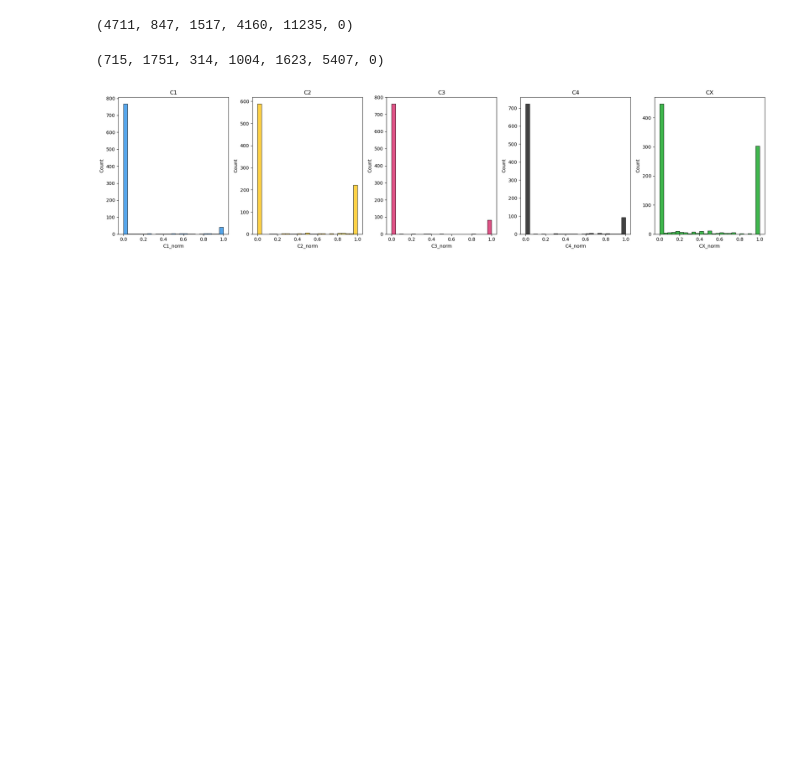
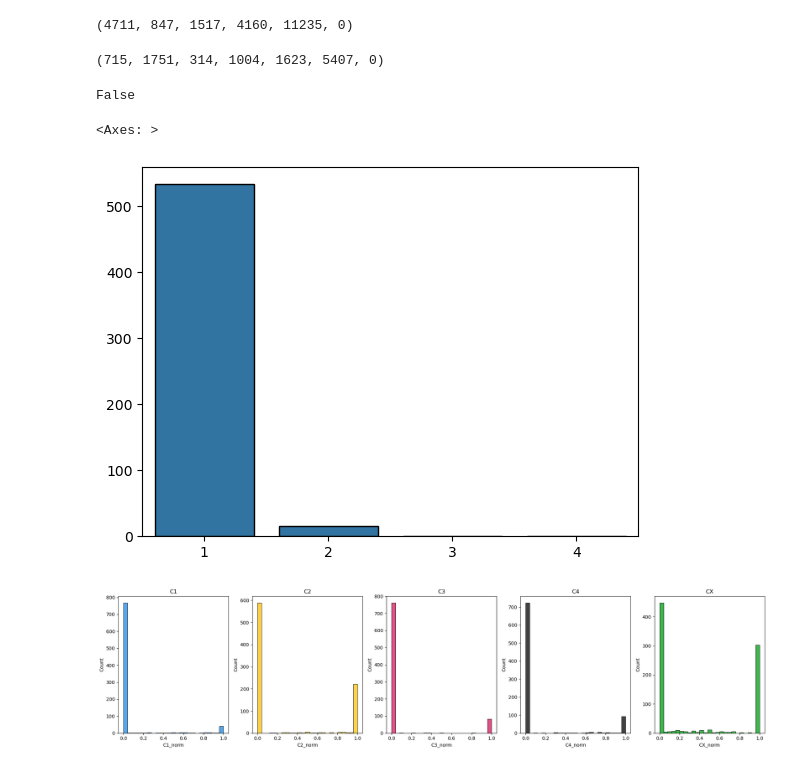
Before and after one commit to donEnno/hendecads, a Jupyter notebook: 1_seq_analysis/tmp_cd_clans.ipynb, the cells around one changed output. Drawn from its saved outputs; the diff is of its cells as text; code cells hidden in the pictures; blank space fills up the shorter version.

```diff
--- a/1_seq_analysis/tmp_cd_clans.ipynb
+++ b/1_seq_analysis/tmp_cd_clans.ipynb
@@ -313,6 +329,36 @@ tmp_df_7r['C4_norm'] = tmp_df_7r['C4'] / tmp_df_7r['7R_hendecad_strict']
 c1, c2, c3, c4, unassigned, c1 + c2 + c3 + c4 + unassigned, unhandled
 # %% [output]
 (715, 1751, 314, 1004, 1623, 5407, 0)
+# %%
+bool(0) + bool
+# %% [output]
+False
+# %%
+heights = [0, 0, 0, 0]
+
+for i in range(len(tmp_df_7r)):
+    current_seq = tmp_df_7r.iloc[i]
+
+    c = 0
+
+    if current_seq['C1'] > 0:
+        c += 1
+    if current_seq['C2'] > 0:
+        c += 1
+    if current_seq['C3'] > 0:
+        c += 1
+    if current_seq['C4'] > 0:
+        c += 1
+
+    if c == 0:
+        continue
+    else:
+        heights[c-1] += 1
+# %%
+sns.barplot(x=[1, 2, 3, 4], y=heights, edgecolor='black')
+# %% [output]
+<Axes: >
+[figure, added]
 # %%
 fig, axes = plt.subplots(1, 5, figsize=(20, 5))
 
```
Also changed, not shown: parts of 4 cells of this notebook.
